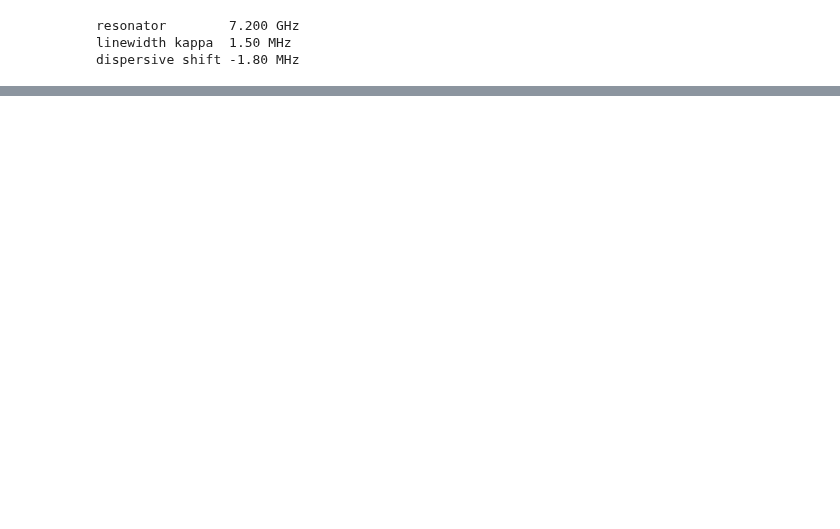
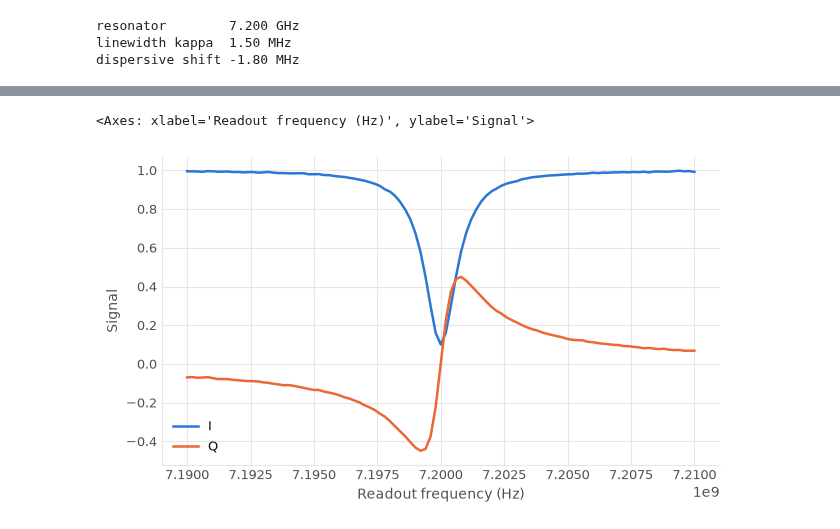
Before and after one commit to qilimanjaro-tech/ieee-qce26-qprogram-tutorial, a Jupyter notebook: notebooks/02_sweeps_and_results.ipynb, the cells around one changed output, grey strips where cells are left out. Cells and saved outputs as stored; diff of their text form; code cells hidden in the pictures; blank space fills up the shorter version.

```diff
--- a/notebooks/02_sweeps_and_results.ipynb
+++ b/notebooks/02_sweeps_and_results.ipynb
@@ -53,20 +44,9 @@ Part 2 uses three. `q0_fr` is the answer this notebook is looking for. The linew
 # %%
 DEVICE = {
-    # qubit 0
-    "q0_f01": 4.85e9,        # Hz, at the flux sweet spot
-    "q0_fr": 7.20e9,         # Hz, readout resonator
-    "q0_kappa": 1.5e6,       # Hz, resonator linewidth (FWHM)
-    "q0_chi": -1.8e6,        # Hz, dispersive shift
-    "q0_a_pi": 0.62,         # drive amplitude of a pi pulse (DAC units)
-    "q0_T1": 18_000,         # ns
-    "q0_T2star": 9_000,      # ns
-    "q0_T2echo": 16_000,     # ns
-    "q0_linewidth": 2.0e6,   # Hz, spectroscopy FWHM at low power
-    # qubit 1
-    "q1_f01": 5.12e9,
-    "q1_fr": 7.35e9,
-    "q1_a_pi": 0.55,
-    "q1_T1": 15_000,
+    "q0_fr": 7.20e9,  # Hz, readout resonator
+    "q0_kappa": 1.5e6,  # Hz, resonator linewidth (FWHM)
+    "q0_chi": -1.8e6,  # Hz, dispersive shift
+    "q1_fr": 7.35e9,  # Hz, the second readout resonator, for the exercise
 }
 
 print(f"resonator        {DEVICE['q0_fr'] / 1e9:.3f} GHz")
@@ -87,12 +65,13 @@ Arithmetic on a variable builds an expression tree, and nothing is computed. `fr
 # %%
-scratch = qp.QProgram(label="expressions", schema=schema)
-freq = scratch.variable("freq", label="Readout frequency", units="Hz")
-amp = scratch.variable("amp", label="Readout amplitude", units="DAC units")
+scratch = qp.QProgram(label="variables", schema=schema)
+amp = scratch.variable("amp")
 
-# Detuning from the resonator, in half-linewidths. An expression, not a number.
-detuning = (freq - DEVICE["q0_fr"]) / (DEVICE["q0_kappa"] / 2)
+print("the object:", repr(amp))
+print("its id:    ", amp.id)
+print("its value: ", amp.value)  # nothing bound yet
 
-print("the expression:  ", detuning)
-print("free variables:  ", sorted(v.id for v in detuning.variables()))
-print("value of freq:   ", freq.value)
+amp.set_value(0.25)  # what a loop does once per iteration
+print("after set_value:", amp.value)
+amp.reset()
+print("after reset:    ", amp.value)
 # %% [output]
@@ -579,0 +597,5 @@ dims: ('ro_amp', 'ro_freq', 'IQ') shape: (25, 41, 2) (outermost sweep first)
+# %%
+result.plot(m_spec)
+# %% [output]
+<Axes: xlabel='Readout frequency (Hz)', ylabel='Signal'>
+[figure, added]
```
Also changed, not shown: parts of 100 cells of this notebook, 15 other files.
